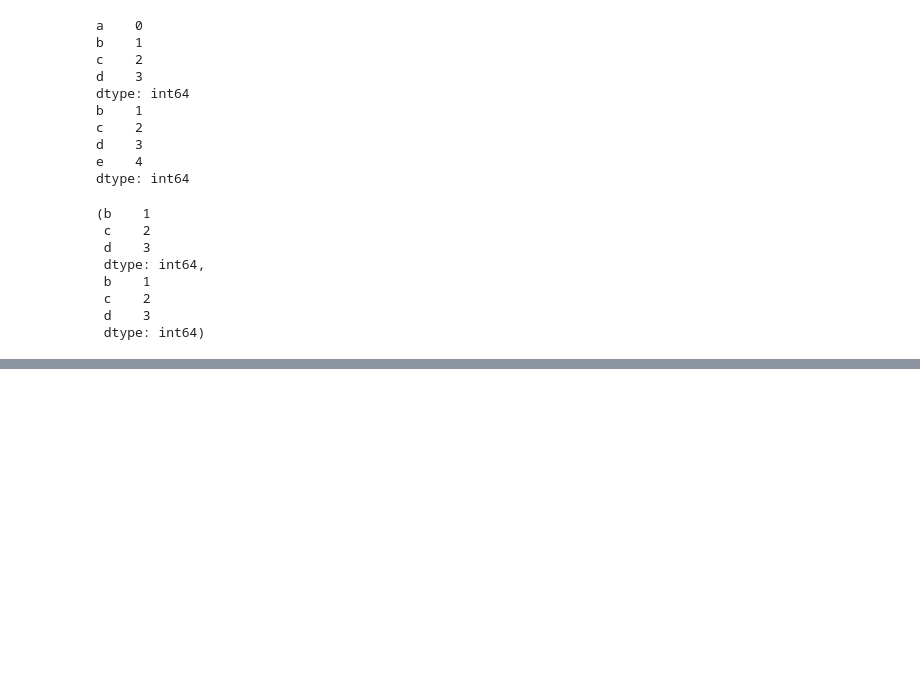
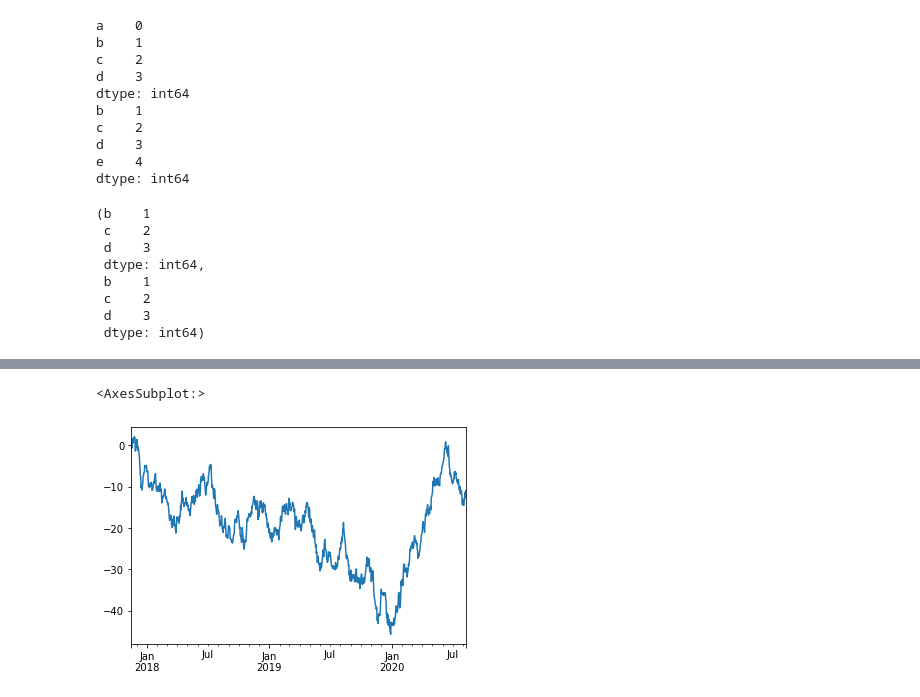
Before and after one commit to Lupercio421/udemy_python_bootcamp, a Jupyter notebook: section_46.ipynb, the cells around one changed output, grey strips where cells are left out. Drawn from its saved outputs; the diff is of its cells as text; code cells hidden in the pictures; blank space fills up the shorter version.

```diff
--- a/section_46.ipynb
+++ b/section_46.ipynb
@@ -781,0 +934,11 @@ df_6.rename(columns={'C': 'Men', 'D': 'Women', 'E': 'Pets'},
+# %%
+# Basic plot using 1000 random values that create cumulative sums
+# over an increasing date range
+ser_5 = pd.Series(np.random.randn(1000),
+                 index=pd.date_range('11/15/2017', periods=1000))
+
+ser_5 = ser_5.cumsum()
+ser_5.plot()
+# %% [output]
+<AxesSubplot:>
+[figure, added]
```
Also changed, not shown: parts of 28 cells of this notebook.
